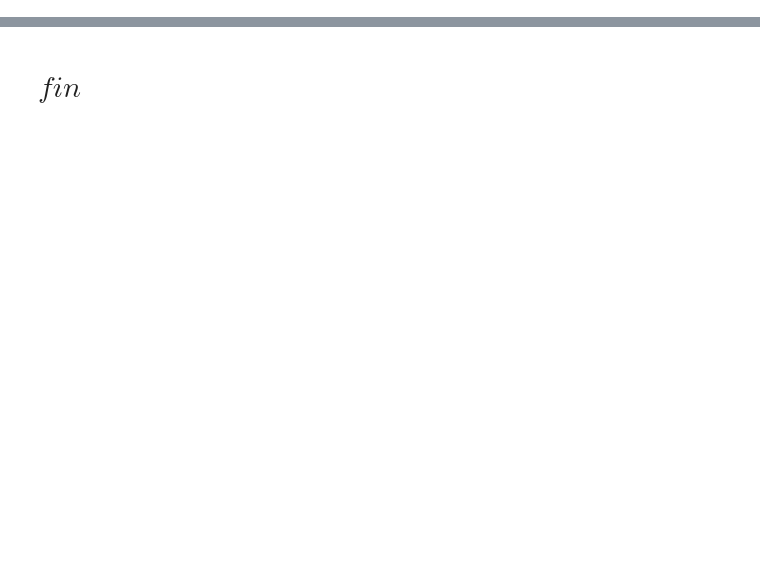
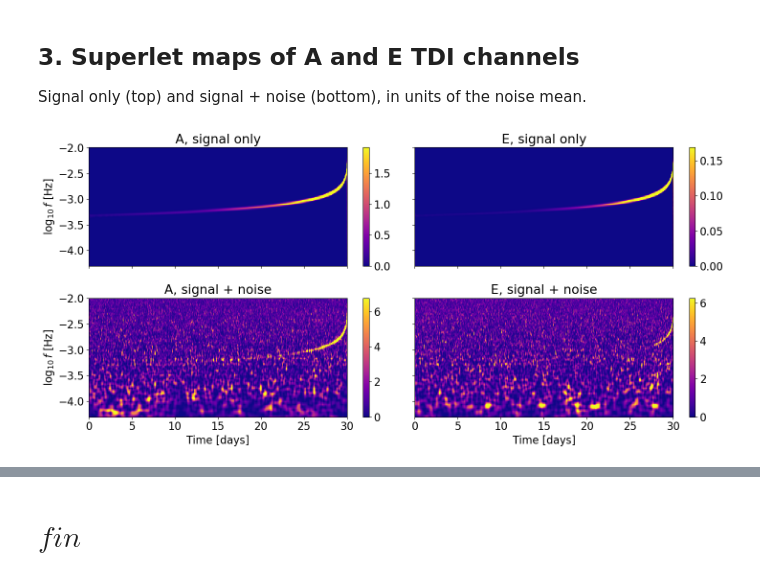
Before and after one commit to karnesis/viterbi, a Jupyter notebook: smbhb_application.ipynb, the cells around one changed output, grey strips where cells are left out. Cells and saved outputs as stored; diff of their text form; code cells hidden in the pictures; blank space fills up the shorter version.

```diff
--- a/smbhb_application.ipynb
+++ b/smbhb_application.ipynb
@@ -215,0 +124,24 @@ Generating plots
+# %% [markdown]
+## 3. Superlet maps of A and E TDI channels
+
+Signal only (top) and signal + noise (bottom), in units of the noise mean.
+# %%
+maps_sig = vt.compute_maps(dict(data, data_fd=data['signals_fd'][0]), (0, 1), TRANSFORM, TKW)
+maps_dat = vt.compute_maps(data, (0, 1), TRANSFORM, TKW)
+t, f = maps_dat['t'], maps_dat['f']
+
+fig, ax = plt.subplots(2, 2, figsize=(15, 7), sharex=True, sharey=True)
+for col, name in enumerate(['A', 'E']):
+    for row, (lab, m) in enumerate([('signal only', maps_sig), ('signal + noise', maps_dat)]):
+        P = np.abs(m['maps'][col])**2
+        cf = ax[row, col].pcolormesh(t / DAY, np.log10(f), P.T, shading='nearest', cmap='plasma',
+                                     vmin=0, vmax=np.percentile(P, 99.5), rasterized=True)
+        ax[row, col].set_title(f'{name}, {lab}')
+        fig.colorbar(cf, ax=ax[row, col])
+for a in ax[:, 0]:
+    a.set_ylabel(r'$\log_{10} f$ [Hz]')
+for a in ax[1]:
+    a.set_xlabel('Time [days]')
+plt.tight_layout()
+# %% [output]
+[figure, added]
```
Also changed, not shown: parts of 46 cells of this notebook.
